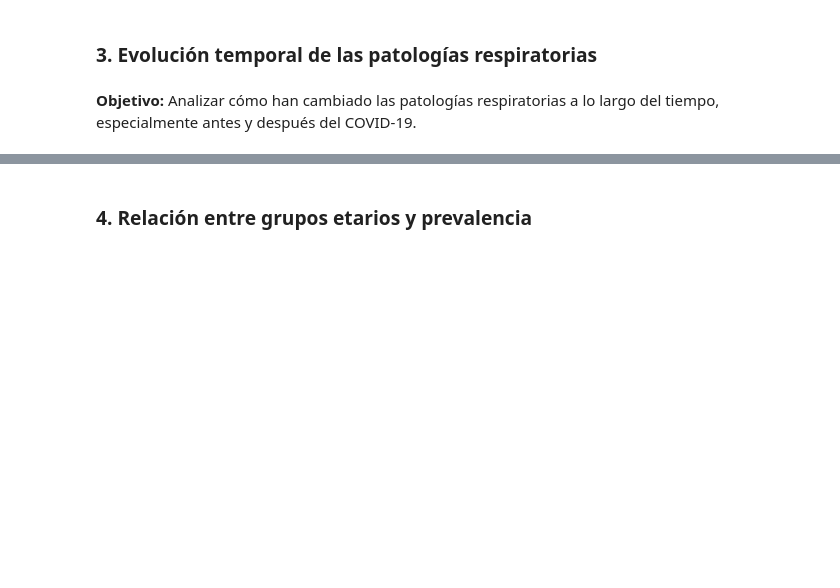
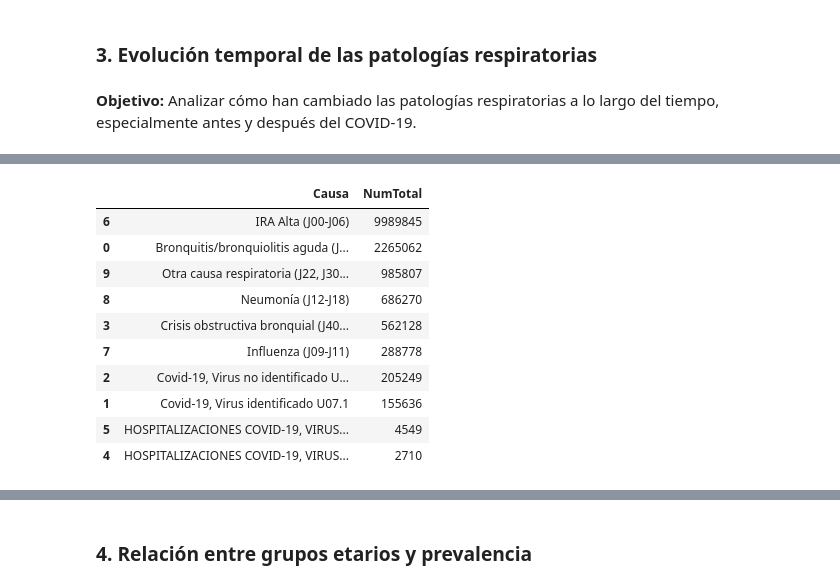
Before and after one commit to JoabVJ/project-imt2200, a Jupyter notebook: Entrega inicial/notebooks/01_EDA_enfermedades_respiratorias.ipynb, the cells around one changed output, grey strips where cells are left out. Cells and saved outputs as stored; diff of their text form; code cells hidden in the pictures; blank space fills up the shorter version.

```diff
--- a/Entrega inicial/notebooks/01_EDA_enfermedades_respiratorias.ipynb
+++ b/Entrega inicial/notebooks/01_EDA_enfermedades_respiratorias.ipynb
@@ -889,0 +1045,5 @@ plt.show()
+# %%
+df_anios = df_anios[
+    (df_anios["Causa"] != "TOTAL CAUSAS SISTEMA RESPIRATORIO") &
+    (df_anios["Causa"] != "HOSPITALIZACIONES POR CAUSAS SISTEMA RESPIRATORIO")
+]
@@ -889,0 +1054,6 @@ plt.show()
+# %%
+# Periodo pre COVID: 2017-2019
+df_pre = df_anios[df_anios['Anio'].isin([2017, 2018, 2019])]
+
+# Periodo post COVID: 2023-2025
+df_post = df_anios[df_anios['Anio'].isin([2023, 2024, 2025])]
@@ -889,0 +1117,21 @@ plt.show()
+# %%
+post_causas = (
+    df_post
+    .groupby('Causa', as_index=False)['NumTotal']
+    .sum()
+    .sort_values(by='NumTotal', ascending=False)
+)
+
+post_causas
+# %% [output]
+|  | Causa | NumTotal |
+| 6 | IRA Alta (J00-J06) | 9989845 |
+| 0 | Bronquitis/bronquiolitis aguda (J... | 2265062 |
+| 9 | Otra causa respiratoria (J22, J30... | 985807 |
+| 8 | Neumonía (J12-J18) | 686270 |
+| 3 | Crisis obstructiva bronquial (J40... | 562128 |
+| 7 | Influenza (J09-J11) | 288778 |
+| 2 | Covid-19, Virus no identificado U... | 205249 |
+| 1 | Covid-19, Virus identificado U07.1 | 155636 |
+| 5 | HOSPITALIZACIONES COVID-19, VIRUS... | 4549 |
+| 4 | HOSPITALIZACIONES COVID-19, VIRUS... | 2710 |
```
Also changed, not shown: parts of 27 cells of this notebook.
